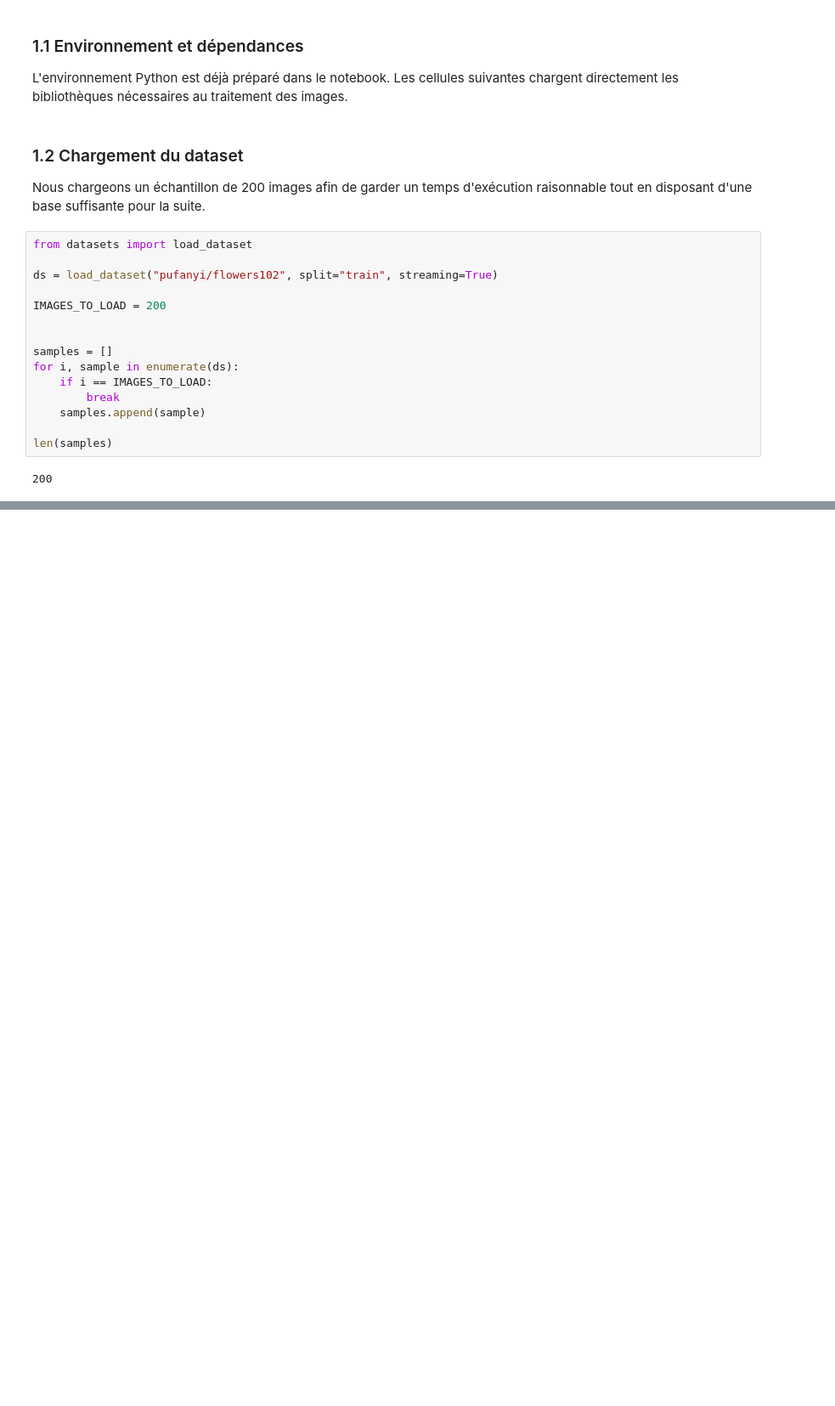
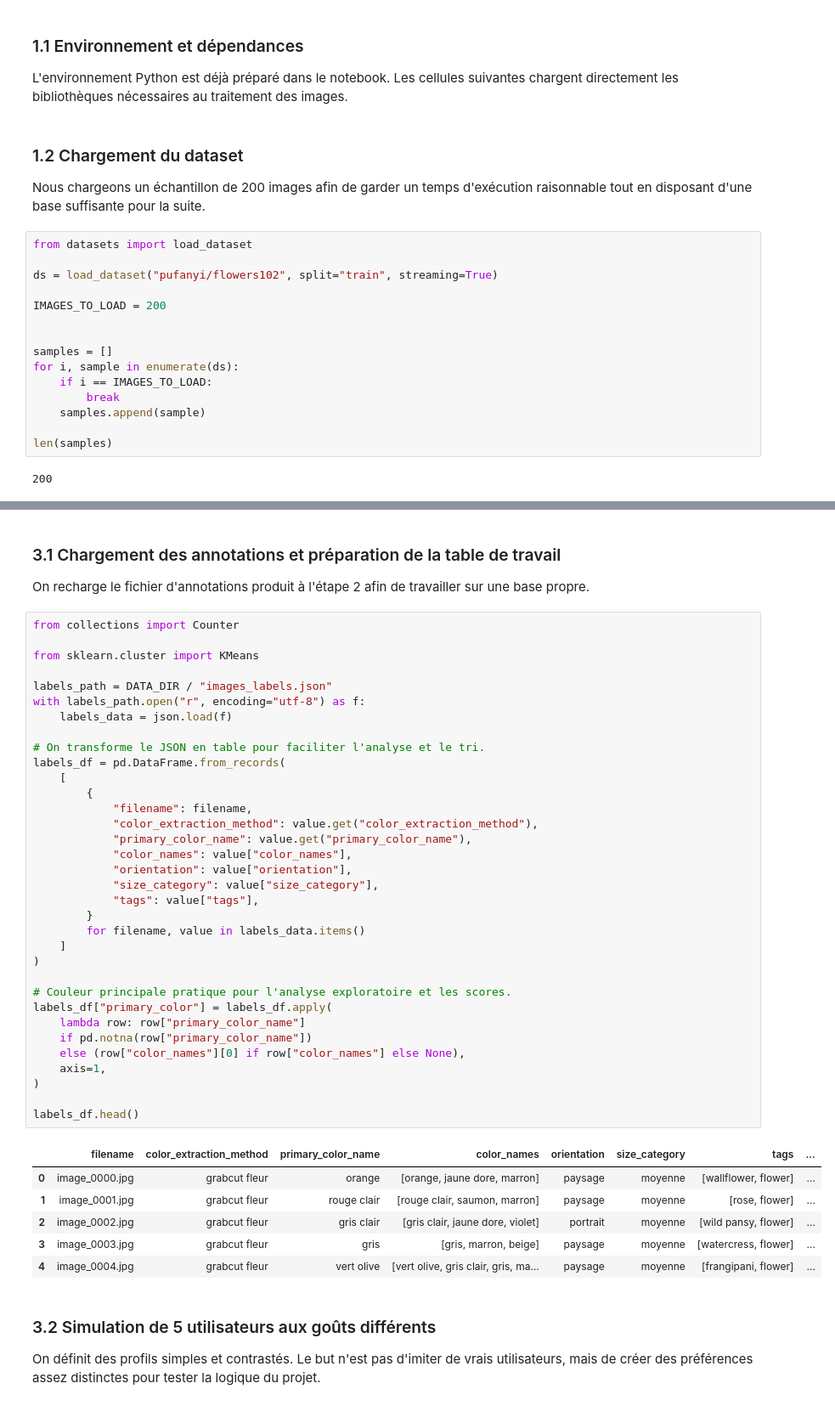
Before and after one commit to mathis-lambert/CPE_Machine-Learning, a Jupyter notebook: fr/Projet/lambert_rodrigues_bouchot.ipynb, the cells around one changed output, grey strips where cells are left out. Shown at 85% size. Cells and saved outputs as stored; diff of their text form; blank space fills up the shorter version.

```diff
--- a/fr/Projet/lambert_rodrigues_bouchot.ipynb
+++ b/fr/Projet/lambert_rodrigues_bouchot.ipynb
@@ -500,0 +616,49 @@ Annotations exportées dans data/images_labels.json
+# %% [markdown]
+### 3.1 Chargement des annotations et préparation de la table de travail
+
+On recharge le fichier d'annotations produit à l'étape 2 afin de travailler sur une base propre.
+# %%
+from collections import Counter
+
+from sklearn.cluster import KMeans
+
+labels_path = DATA_DIR / "images_labels.json"
+with labels_path.open("r", encoding="utf-8") as f:
+    labels_data = json.load(f)
+
+# On transforme le JSON en table pour faciliter l'analyse et le tri.
+labels_df = pd.DataFrame.from_records(
+    [
+        {
+            "filename": filename,
+            "color_extraction_method": value.get("color_extraction_method"),
+            "primary_color_name": value.get("primary_color_name"),
+            "color_names": value["color_names"],
+            "orientation": value["orientation"],
+            "size_category": value["size_category"],
+            "tags": value["tags"],
+        }
+        for filename, value in labels_data.items()
+    ]
+)
+
+# Couleur principale pratique pour l'analyse exploratoire et les scores.
+labels_df["primary_color"] = labels_df.apply(
+    lambda row: row["primary_color_name"]
+    if pd.notna(row["primary_color_name"])
+    else (row["color_names"][0] if row["color_names"] else None),
+    axis=1,
+)
+
+labels_df.head()
+# %% [output]
+|  | filename | color_extraction_method | primary_color_name | color_names | orientation | size_category | tags | ... |
+| 0 | image_0000.jpg | grabcut fleur | orange | [orange, jaune dore, marron] | paysage | moyenne | [wallflower, flower] | ... |
+| 1 | image_0001.jpg | grabcut fleur | rouge clair | [rouge clair, saumon, marron] | paysage | moyenne | [rose, flower] | ... |
+| 2 | image_0002.jpg | grabcut fleur | gris clair | [gris clair, jaune dore, violet] | portrait | moyenne | [wild pansy, flower] | ... |
+| 3 | image_0003.jpg | grabcut fleur | gris | [gris, marron, beige] | paysage | moyenne | [watercress, flower] | ... |
+| 4 | image_0004.jpg | grabcut fleur | vert olive | [vert olive, gris clair, gris, ma... | paysage | moyenne | [frangipani, flower] | ... |
+# %% [markdown]
+### 3.2 Simulation de 5 utilisateurs aux goûts différents
+
+On définit des profils simples et contrastés. Le but n'est pas d'imiter de vrais utilisateurs, mais de créer des préférences assez distinctes pour tester la logique du projet.
```
Also changed, not shown: parts of 25 cells of this notebook.
